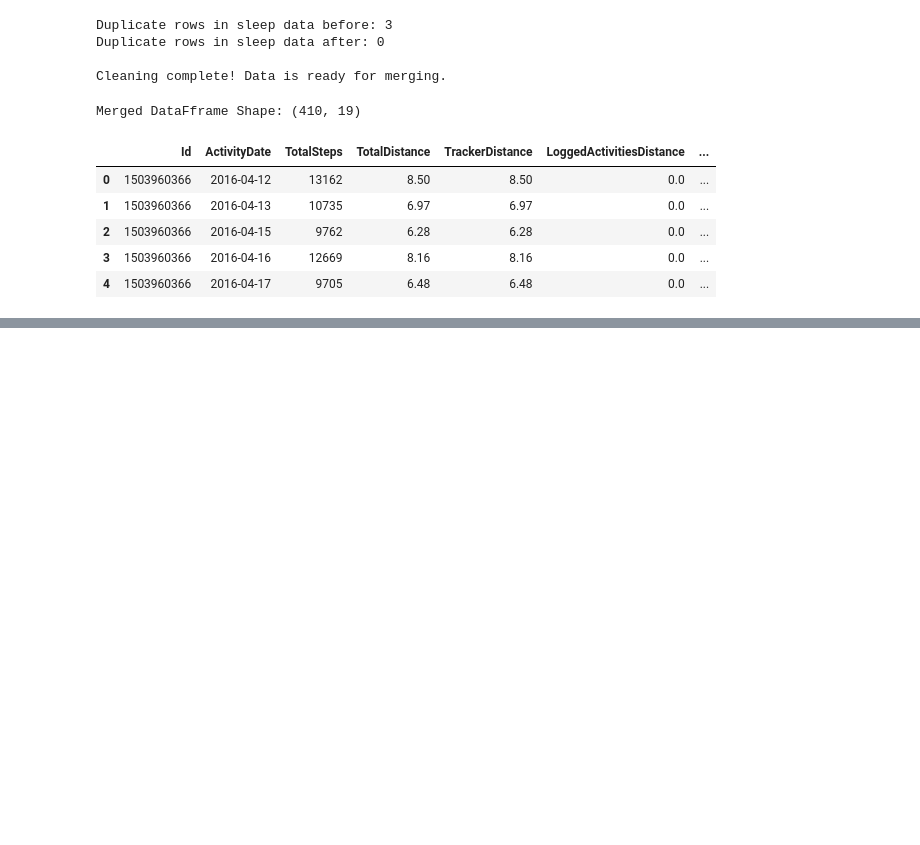
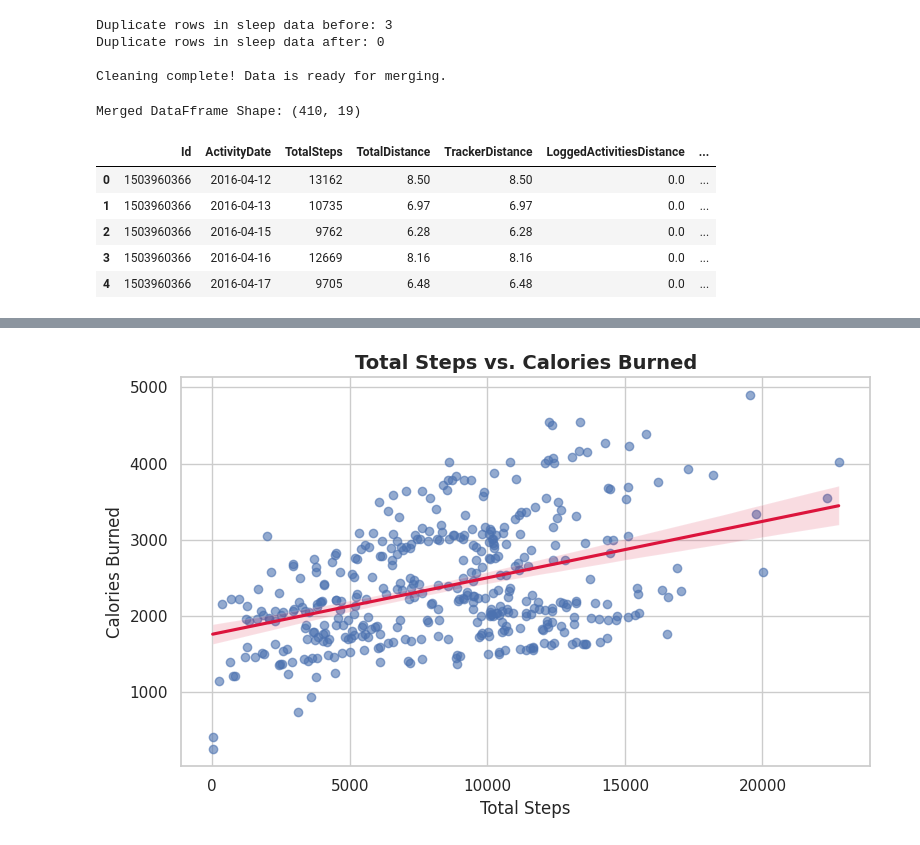
Before and after one commit to davidpauloo/bellabeat-data-analysis, a Jupyter notebook: notebooks/bellabeat_analysis.ipynb, the cells around one changed output, grey strips where cells are left out. Cells and saved outputs as stored; diff of their text form; code cells hidden in the pictures; blank space fills up the shorter version.

Commit message:
Updated up to  data visualizations

```diff
--- a/notebooks/bellabeat_analysis.ipynb
+++ b/notebooks/bellabeat_analysis.ipynb
@@ -51,3 +51,15 @@ Merged DataFframe Shape: (410, 19)
 | 2 | 1503960366 | 2016-04-15 | 9762 | 6.28 | 6.28 | 0.0 | ... |
 | 3 | 1503960366 | 2016-04-16 | 12669 | 8.16 | 8.16 | 0.0 | ... |
 | 4 | 1503960366 | 2016-04-17 | 9705 | 6.48 | 6.48 | 0.0 | ... |
+# %%
+# Merge datasets on 'Id' and 'ActivityDate'
+merged_df = pd.merge(activity_df, sleep_df, on=["Id", "ActivityDate"], how="inner")
+print("Merged DataFrame Shape:", merged_df.shape)
+
+# Checks unique user counts
+print("Unique users in activity:", activity_df["Id"].nunique())
+print("Unique users in sleep:", sleep_df["Id"].nunique())
+print("Unique users in merged:", merged_df["Id"].nunique())
+
+# Key summary statistics
+merged_df[["TotalSteps", "Calories", "SedentaryMinutes", "VeryActiveMinutes", "TotalMinutesAsleep", "TotalTimeInBed"]].describe().round(2)
@@ -53,0 +80,11 @@ Merged DataFframe Shape: (410, 19)
+# %%
+plt.figure(figsize=(8, 5))
+sns.regplot(data=merged_df, x="TotalSteps", y="Calories", scatter_kws={"alpha":0.6}, line_kws={"color":"crimson"})
+plt.title("Total Steps vs. Calories Burned", fontsize=14, fontweight="bold")
+plt.xlabel("Total Steps")
+plt.ylabel("Calories Burned")
+plt.tight_layout()
+plt.savefig("steps_vs_calories.png", dpi=300)
+plt.show()
+# %% [output]
+[figure, added]
```
Also changed, not shown: parts of 3 cells of this notebook.
